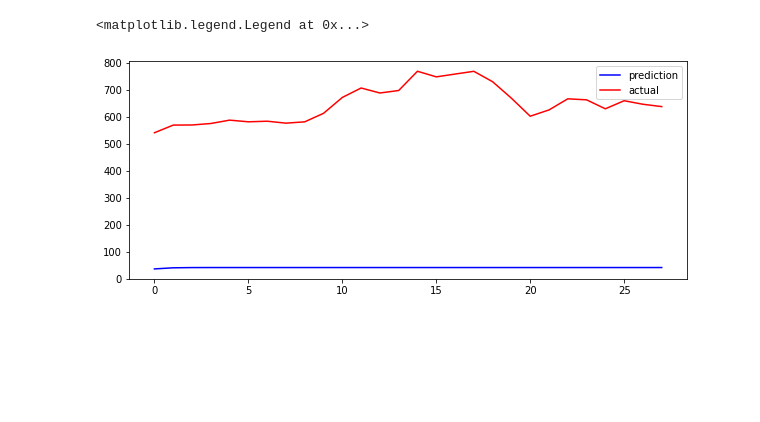
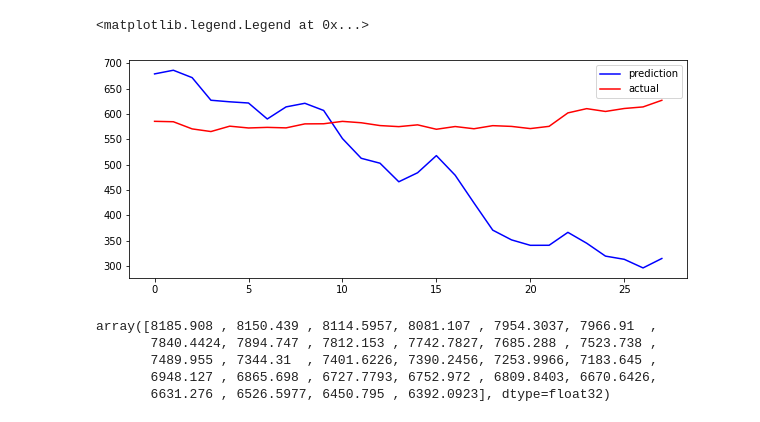
Before and after one commit to KaidenFrizu/recurrent-bitcoin-network, a Jupyter notebook: docs/Modelling.ipynb, the cells around one changed output. Cells and saved outputs as stored; diff of their text form; code cells hidden in the pictures; blank space fills up the shorter version.

```diff
--- a/docs/Modelling.ipynb
+++ b/docs/Modelling.ipynb
@@ -31,2 +26,0 @@ RBN_model = RBN(t=84, k=56, H=28, units=100)
-# %%
-RBN_model.compile(optimizer="Adam", loss="mse", metrics=["mae"])
@@ -33,9 +32,18 @@ RBN_model.compile(optimizer="Adam", loss="mse", metrics=["mae"])
+# %%
+from tensorflow.keras.metrics import RootMeanSquaredError as rmse
+from tensorflow.keras.optimizers import Adam
+
+tf_rmse = rmse(name='rmse')
+tf_adam = Adam(learning_rate = 0.001, name='Adam')
+
+RBN_model.compile(optimizer=tf_adam, loss='mse', metrics=["mae", tf_rmse])
 # %%
-log_directory = 'logs/fit/' + datetime.now().strftime('%Y-%m-%dT%H%M')
+log_directory = 'logs/fit/' + RBN_model.name
 tb_callback = TensorBoard(log_dir=log_directory, histogram_freq=1)
 # %%
 RBN_model.fit(X_dataset, y_dataset,
-              batch_size=1, epochs=10,
-              callbacks = [tb_callback],
-              validation_data = (X_val, y_val))
+              batch_size=1, epochs=300,
+              callbacks=[tb_callback],
+              validation_split=0.2,
+              verbose=0)
 # %% [output]
@@ -66,10 +69,19 @@ import matplotlib.pyplot as plt
 # %%
 fig, ax = plt.subplots(figsize=(10,4))
-test_points = RBN_model(X_dataset[10], training=False)
-ax.plot(test_points.numpy().reshape(-1), color='b', label='prediction')
-ax.plot(y_dataset[10], color='r', label='actual')
+test_points = RBN_model(X_dataset, training=False)
+ax.plot(test_points[20].numpy().reshape(-1), color='b', label='prediction')
+ax.plot(y_dataset[20], color='r', label='actual')
 
+# ax.set_yscale('log')
 ax.legend()
 # %% [output]
 <matplotlib.legend.Legend at 0x...>
-[figure, old version]
+[figure, new version]
+# %%
+test_points[230].numpy()
+# %% [output]
+array([8185.908 , 8150.439 , 8114.5957, 8081.107 , 7954.3037, 7966.91  ,
+       7840.4424, 7894.747 , 7812.153 , 7742.7827, 7685.288 , 7523.738 ,
+       7489.955 , 7344.31  , 7401.6226, 7390.2456, 7253.9966, 7183.645 ,
+       6948.127 , 6865.698 , 6727.7793, 6752.972 , 6809.8403, 6670.6426,
+       6631.276 , 6526.5977, 6450.795 , 6392.0923], dtype=float32)
```
Also changed, not shown: parts of 9 cells of this notebook, 1 other file.
